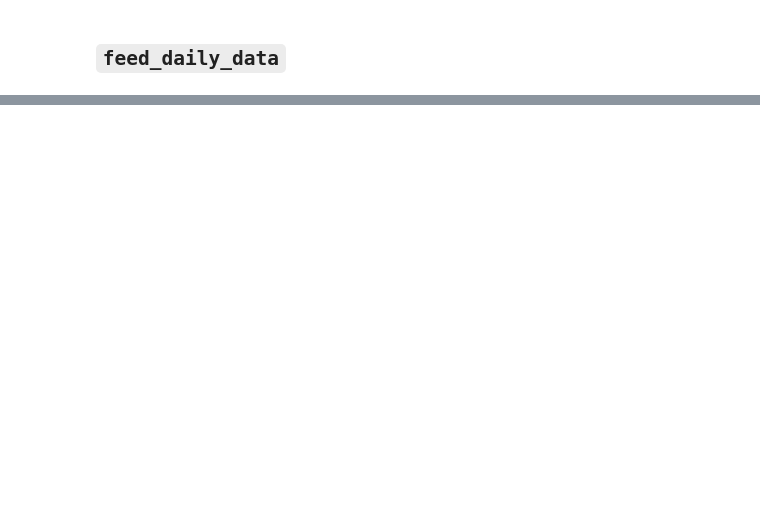
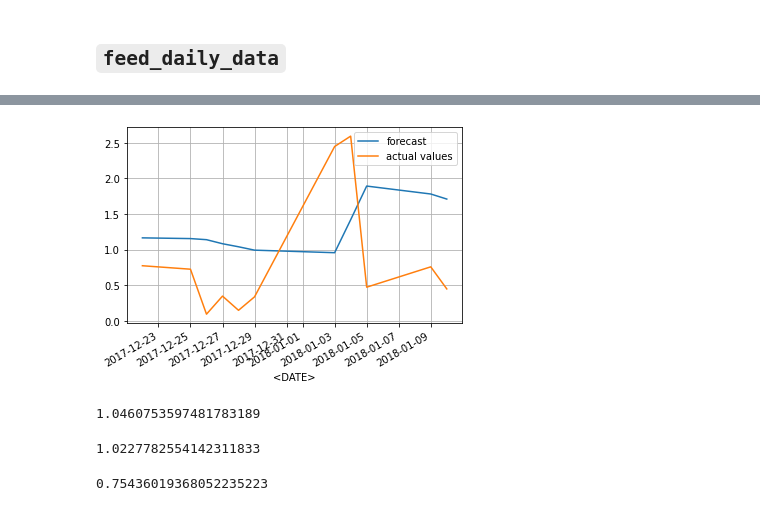
Before and after one commit to Northern125/fuzzy-volatility-modeling, a Jupyter notebook: testing_model.ipynb, the cells around one changed output, grey strips where cells are left out. Drawn from its saved outputs; the diff is of its cells as text; code cells hidden in the pictures; blank space fills up the shorter version.

```diff
--- a/testing_model.ipynb
+++ b/testing_model.ipynb
@@ -588,0 +522,21 @@ Name: log return, dtype: float64
+# %%
+fvm.hist_output.plot(label='forecast')
+test_small.plot(label='actual values')
+
+plt.legend()
+plt.grid()
+plt.show()
+# %% [output]
+[figure, added]
+# %%
+mean_squared_error(fvm.hist_output, test_small, squared=True)
+# %% [output]
+1.0460753597481783189
+# %%
+mean_squared_error(fvm.hist_output, test_small, squared=False)
+# %% [output]
+1.0227782554142311833
+# %%
+mean_absolute_percentage_error(fvm.hist_output, test_small)
+# %% [output]
+0.75436019368052235223
```
Also changed, not shown: parts of 37 cells of this notebook, 1 other file.
